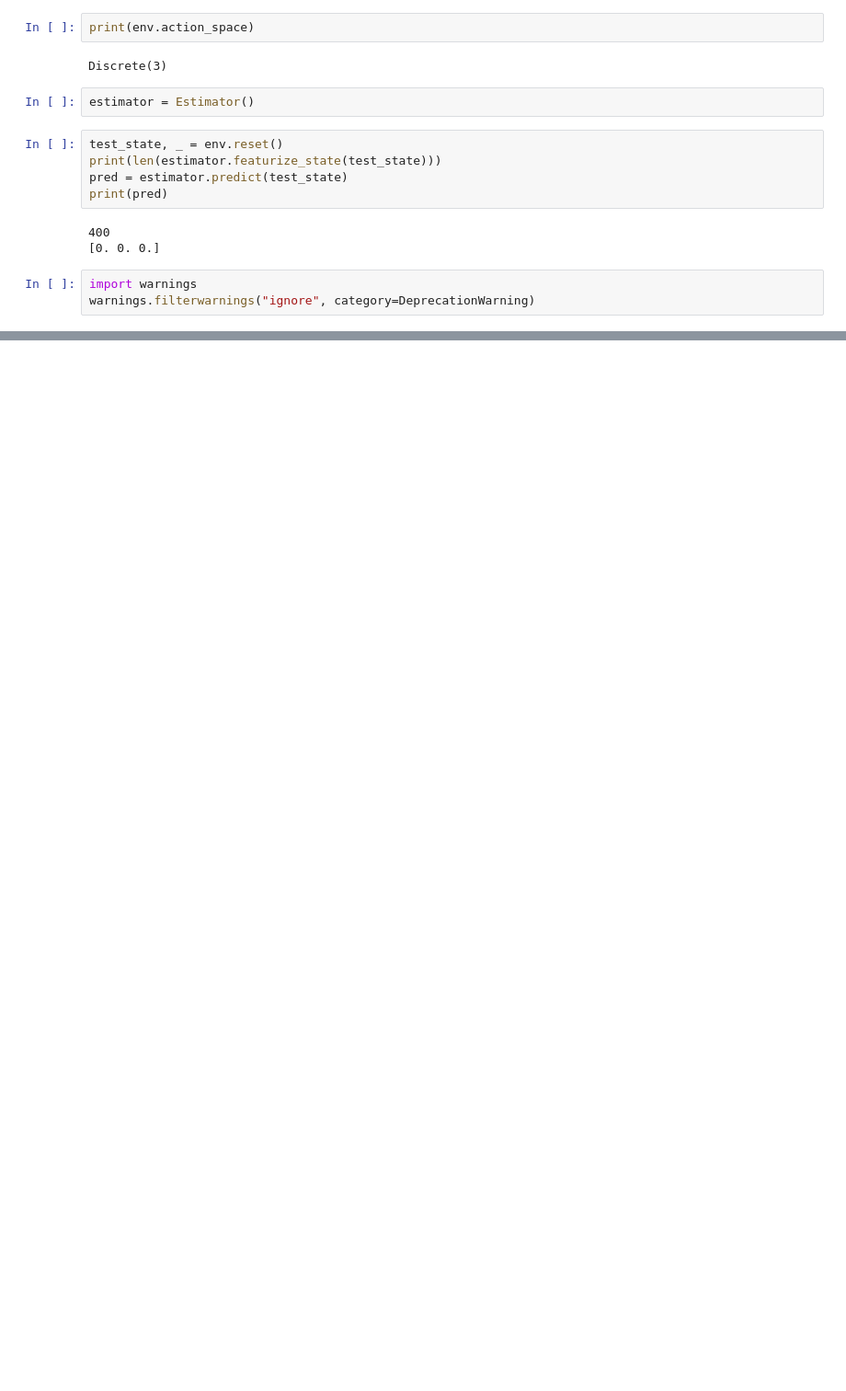
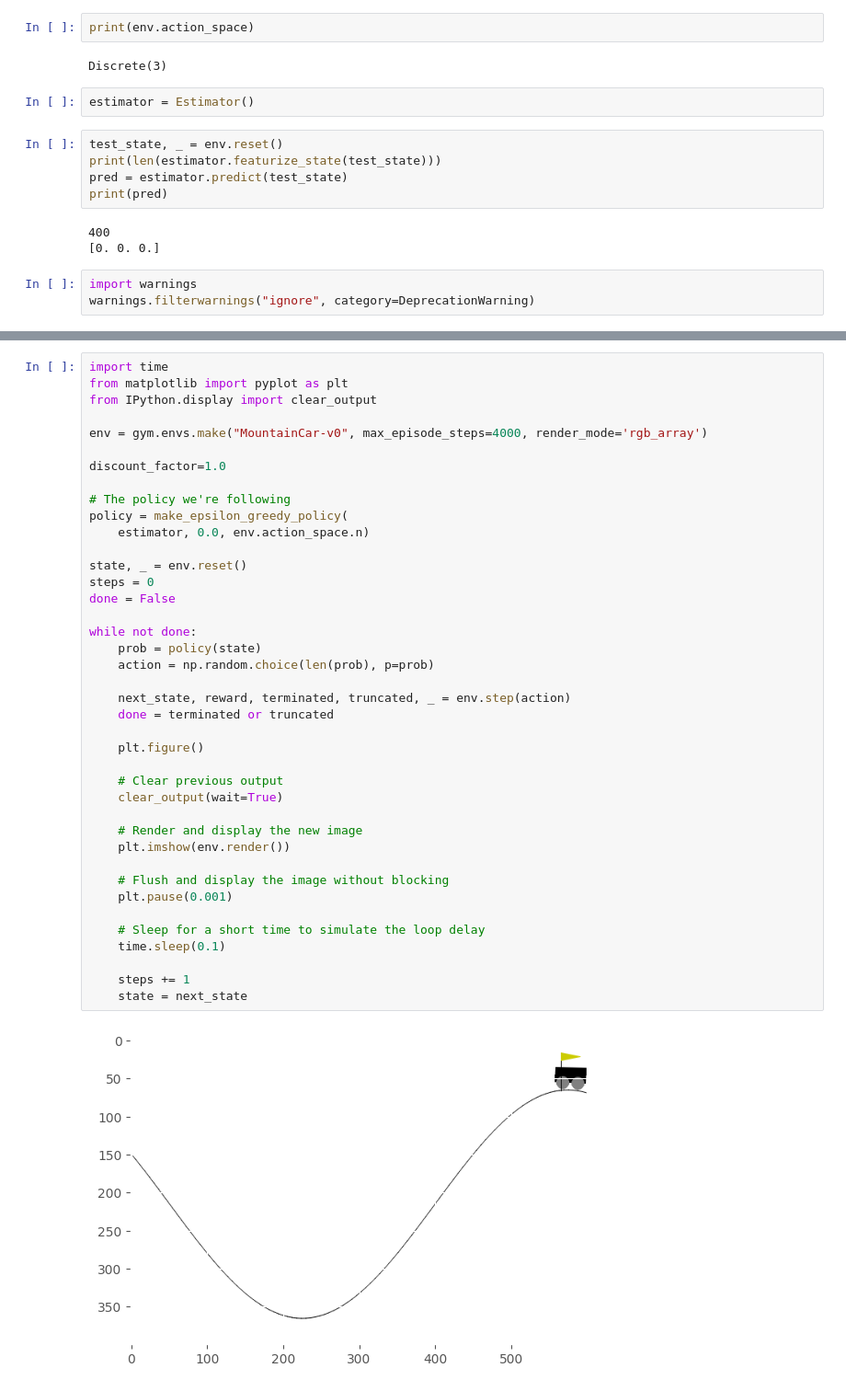
Before and after one commit to lucasbasquerotto/ml-demos, a Jupyter notebook: rl/others/FA/Q-Learning with Value Function Approximation.ipynb, the cells around one changed output, grey strips where cells are left out. Shown: that part at 92% size. Saved outputs shown, nothing was run; the diff lists cells and outputs as text; blank space fills up the shorter version.

```diff
--- a/rl/others/FA/Q-Learning with Value Function Approximation.ipynb
+++ b/rl/others/FA/Q-Learning with Value Function Approximation.ipynb
@@ -216,3 +216,45 @@ plotting.plot_episode_stats(stats, smoothing_window=25)
 (<Figure size 1000x500 with 1 Axes>,
  <Figure size 1000x500 with 1 Axes>,
  <Figure size 1000x500 with 1 Axes>)
+# %%
+import time
+from matplotlib import pyplot as plt
+from IPython.display import clear_output
+
+env = gym.envs.make("MountainCar-v0", max_episode_steps=4000, render_mode='rgb_array')
+
+discount_factor=1.0
+
+# The policy we're following
+policy = make_epsilon_greedy_policy(
+    estimator, 0.0, env.action_space.n)
+
+state, _ = env.reset()
+steps = 0
+done = False
+
+while not done:
+    prob = policy(state)
+    action = np.random.choice(len(prob), p=prob)
+
+    next_state, reward, terminated, truncated, _ = env.step(action)
+    done = terminated or truncated
+
+    plt.figure()
+
+    # Clear previous output
+    clear_output(wait=True)
+
+    # Render and display the new image
+    plt.imshow(env.render())
+
+    # Flush and display the image without blocking
+    plt.pause(0.001)
+
+    # Sleep for a short time to simulate the loop delay
+    time.sleep(0.1)
+
+    steps += 1
+    state = next_state
+# %% [output]
+[figure, added]
```
Also changed, not shown: parts of 2 cells of this notebook.
